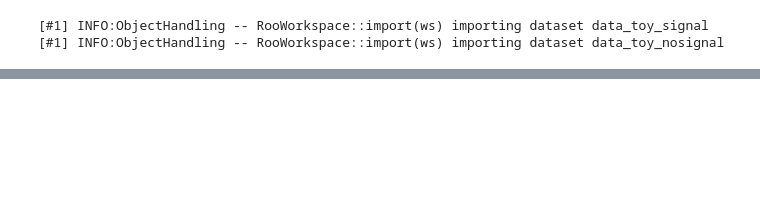
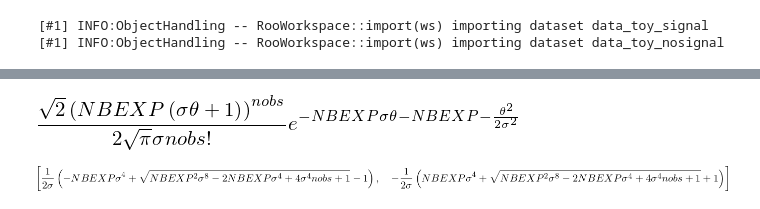
Before and after one commit to wiso/StatisticsLectures, a Jupyter notebook: cls.ipynb, the cells around one changed output, grey strips where cells are left out. Cells and saved outputs as stored; diff of their text form; code cells hidden in the pictures; blank space fills up the shorter version.

```diff
--- a/cls.ipynb
+++ b/cls.ipynb
@@ -184,0 +229,11 @@ ax.legend(loc=0)
+# %%
+likelihood_bkg_only = likelihood.subs({ns: 0})
+simplify(likelihood_bkg_only)
+# %% [output]
+[figure, added]
+# %%
+theta_hat_hat_solutions = solve(diff(likelihood_bkg_only, theta), theta)
+theta_hat_hat = theta_hat_hat_solutions[0]
+simplify(theta_hat_hat_solutions)
+# %% [output]
+[figure, added]
```
Also changed, not shown: parts of 13 cells of this notebook, 1 other file.
